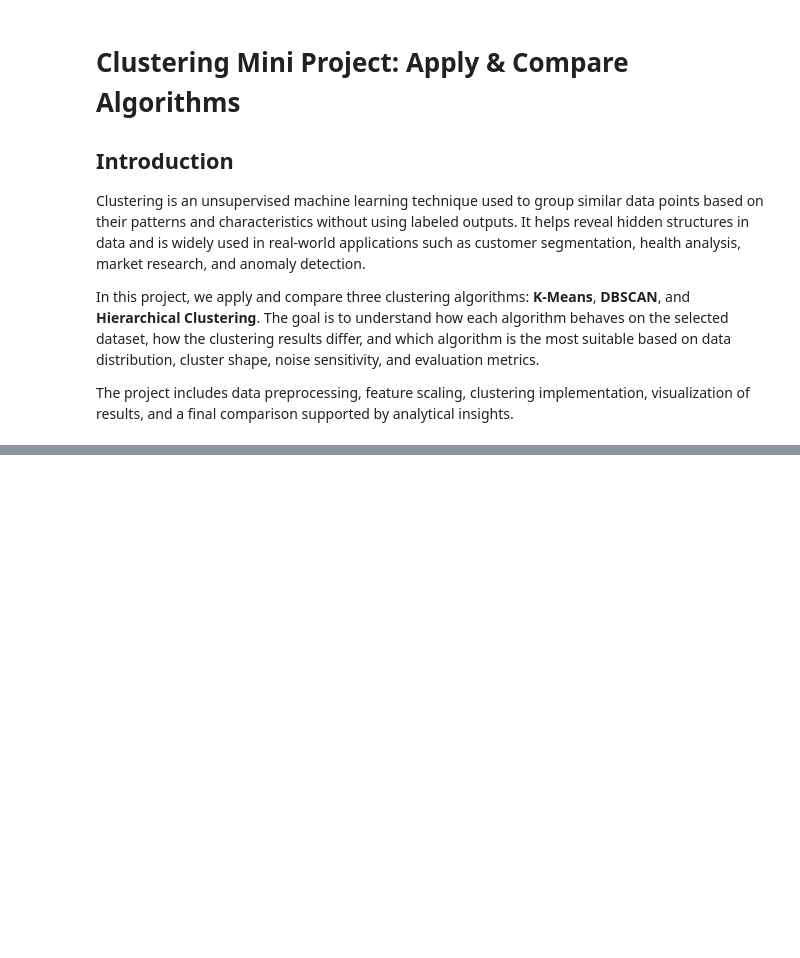
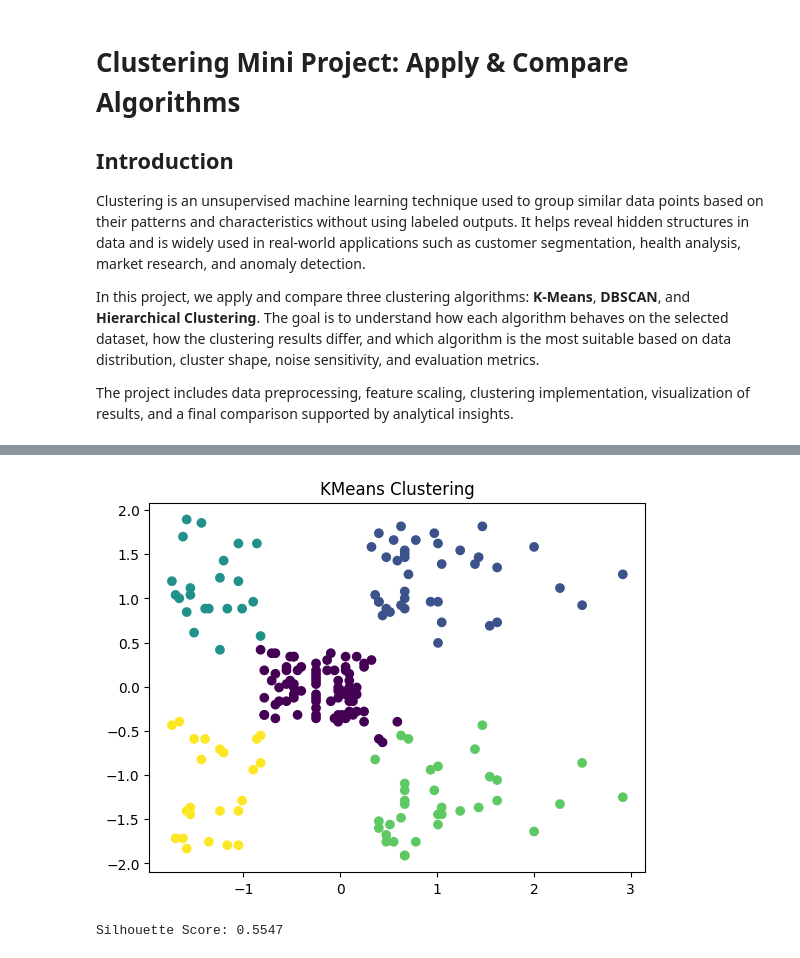
Before and after one commit to Yasir-Aladwani/clustering-mini-project, a Jupyter notebook: clustering_mini_project.ipynb, the cells around one changed output, grey strips where cells are left out. Cells and saved outputs as stored; diff of their text form; code cells hidden in the pictures; blank space fills up the shorter version.

```diff
--- a/clustering_mini_project.ipynb
+++ b/clustering_mini_project.ipynb
@@ -11,0 +83,15 @@ The project includes data preprocessing, feature scaling, clustering implementat
+# %%
+kmeans = KMeans(n_clusters = 5, random_state=42, n_init=10)
+
+clusters = kmeans.fit_predict(X_scaled)
+# %%
+plt.scatter(X_scaled[:,0], X_scaled[:,1], c=clusters, cmap="viridis")
+plt.title("KMeans Clustering")
+plt.show()
+# %% [output]
+[figure, added]
+# %%
+score = silhouette_score(X_scaled, clusters)
+print(f"Silhouette Score: {score:.4f}")
+# %% [output]
+Silhouette Score: 0.5547
```
Also changed, not shown: parts of 9 cells of this notebook.
